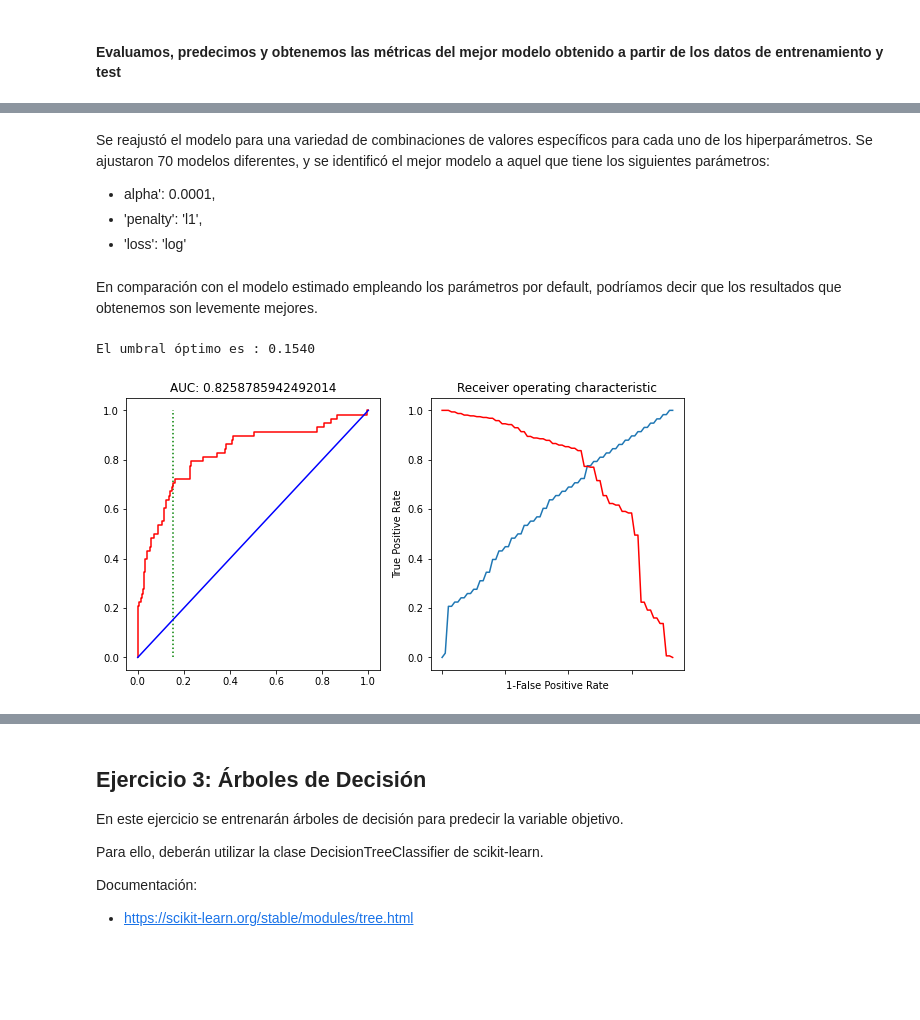
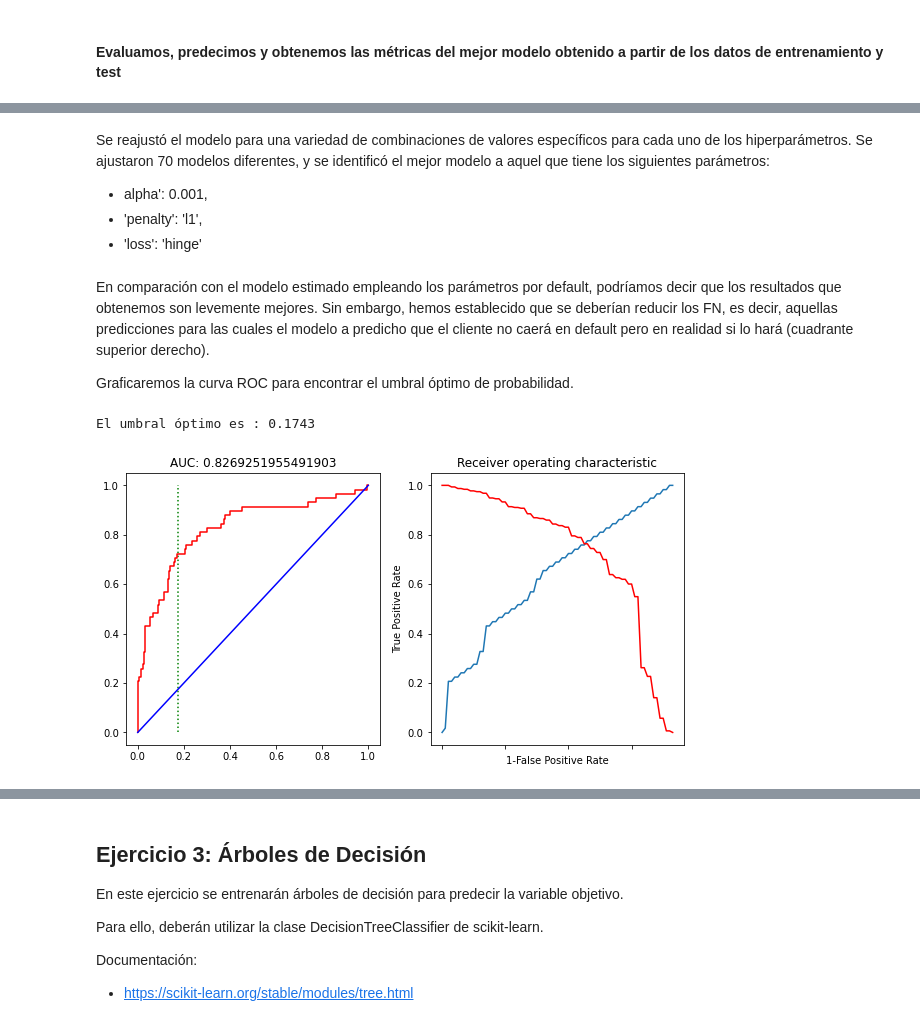
Before and after one commit to estebanarr/intro_aprendizaje_automatico, a Jupyter notebook: Notebooks/Laboratorio 2.ipynb, the cells around one changed output, grey strips where cells are left out. Saved outputs shown, nothing was run; the diff lists cells and outputs as text; code cells hidden in the pictures; blank space fills up the shorter version.

```diff
--- a/Notebooks/Laboratorio 2.ipynb
+++ b/Notebooks/Laboratorio 2.ipynb
@@ -61,7 +61,9 @@ def plot_roc_auc(actual, preds,optimal):
 # %%
 def encontrar_punto_corte_roc(target, predicted):
 
-    """ Función que encuentra el punto óptimo de corte en la curva roc
+    """ Función que encuentra el punto óptimo de corte en la curva roc utilizando el índice de Youden
+
+    https://es.wikipedia.org/wiki/%C3%8Dndice_de_Youden
     ----------
     target : y_test
 
@@ -73,11 +75,11 @@ def encontrar_punto_corte_roc(target, predicted):
 
     """
     fpr, tpr, threshold = roc_curve(target, predicted)
-    i = np.arange(len(tpr))
-    roc = pd.DataFrame({'tf' : pd.Series(tpr-(1-fpr), index=i), 'threshold' : pd.Series(threshold, index=i)})
-    roc_t = roc.iloc[(roc.tf-0).abs().argsort()[:1]]
 
-    return list(roc_t['threshold'])
+    y = tpr - fpr
+    Youden_index = np.argmax(y)
+    optimal_threshold = threshold[Youden_index]
+    return optimal_threshold
 # %% [markdown]
 ## Carga de datos y división en entrenamiento y evaluación
 
@@ -340,14 +344,18 @@ cv.best_score_
 #### Evaluamos, predecimos y obtenemos las métricas del mejor modelo obtenido a partir de los datos de entrenamiento y test
 # %%
 scaler=MinMaxScaler()
-sgd=SGDClassifier(alpha=0.001, loss='hinge', penalty='l1',class_weight='balanced',
-              random_state=0)
+
+sgd=SGDClassifier(alpha=0.001, loss='modified_huber', penalty='l1',class_weight='balanced',
+              random_state=0,max_iter=max_iter)
 
 
 best_model=make_pipeline(scaler,sgd)
 
 best_model.fit(X_train, y_train)
 
+#Como predict_proba no esta disponible con loss='hinge', se utilizará CalibratedClassifierCV
+#para obtener las probabilidades para construir la curva ROC
+
 calibrator = CalibratedClassifierCV(best_model, cv='prefit')
 model=calibrator.fit(X_train, y_train)
 # %%
@@ -400,17 +399,19 @@ plt.show()
 # %% [markdown]
 Se reajustó el modelo para una variedad de combinaciones de valores específicos para cada uno de los hiperparámetros. Se ajustaron 70 modelos diferentes, y se identificó el mejor modelo a aquel que tiene los siguientes parámetros:
 
-- alpha': 0.0001,
+- alpha': 0.001,
 - 'penalty': 'l1',
-- 'loss': 'log'
+- 'loss': 'hinge'
 # %% [markdown]
-En comparación con el modelo estimado empleando los parámetros por default, podríamos decir que los resultados que obtenemos son levemente mejores.
+En comparación con el modelo estimado empleando los parámetros por default, podríamos decir que los resultados que obtenemos son levemente mejores. Sin embargo, hemos establecido que se deberían reducir los FN, es decir, aquellas predicciones para las cuales el modelo a predicho que el cliente no caerá en default pero en realidad si lo hará (cuadrante superior derecho).
+
+Graficaremos la curva ROC para encontrar el umbral óptimo de probabilidad.
 # %%
 threshold=encontrar_punto_corte_roc(y_test, model.predict_proba(X_test)[:,1])
-print("El umbral óptimo es : {:.4f}".format(threshold[0]))
+print("El umbral óptimo es : {:.4f}".format(threshold))
 # %% [output]
-El umbral óptimo es : 0.1540
+El umbral óptimo es : 0.1743
 # %%
-plot_roc_auc(y_test, model.predict_proba(X_test),threshold[0])
+plot_roc_auc(y_test, model.predict_proba(X_test),threshold)
 # %% [output]
-[figure, old version]
+[figure, new version]
```
Also changed, not shown: parts of 17 cells of this notebook.
